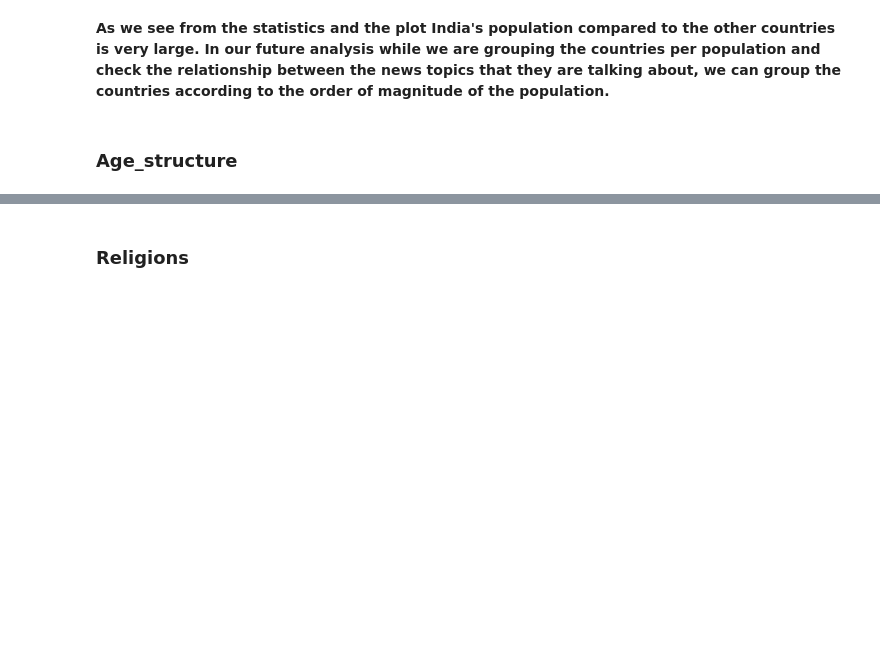
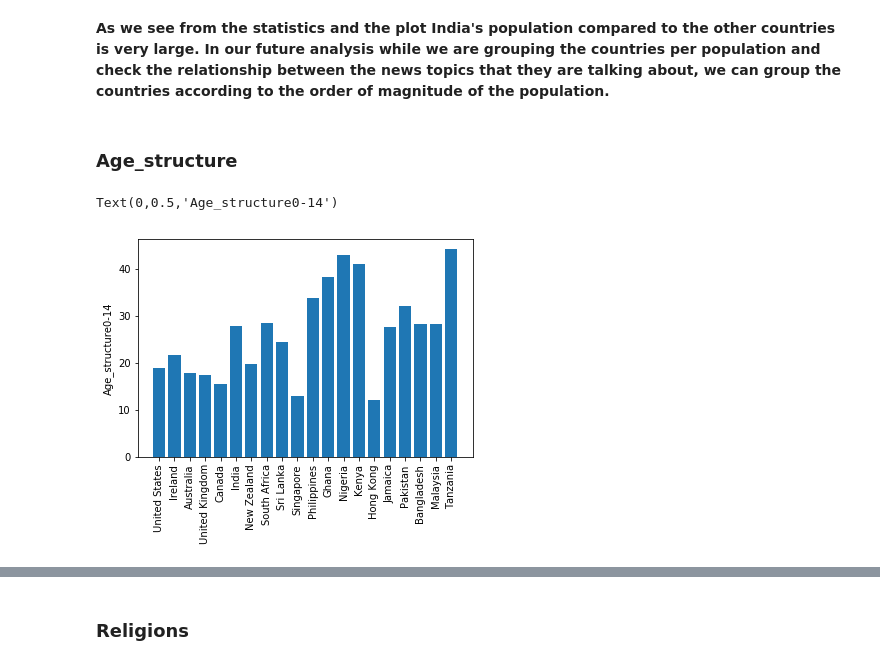
Before and after one commit to camligorkem/ADA_2018_Project, a Jupyter notebook: Notebooks/WorldFact.ipynb, the cells around one changed output, grey strips where cells are left out. Saved outputs shown, nothing was run; the diff lists cells and outputs as text; code cells hidden in the pictures; blank space fills up the shorter version.

```diff
--- a/Notebooks/WorldFact.ipynb
+++ b/Notebooks/WorldFact.ipynb
@@ -548,7 +548,11 @@ factBook = df([p['Government']['Country name']['conventional short form']['text'
         p['Geography'][{'Natural hazards'}][0]['text'],
         p['Geography'][{'Environment - current issues'}][0]['text'],
         x.join(str(p['People and Society'][{'Population'}][0]['text']).split(" ",1)[0].split(',',3)),
-        p['People and Society'][{'Age structure'}][0],
+        p['People and Society'][{'Age structure'}][0]['0-14 years']['text'].split('%')[0],
+        p['People and Society'][{'Age structure'}][0]['15-24 years']['text'].split('%')[0],
+        p['People and Society'][{'Age structure'}][0]['25-54 years']['text'].split('%')[0],
+        p['People and Society'][{'Age structure'}][0]['55-64 years']['text'].split('%')[0],
+        p['People and Society'][{'Age structure'}][0]['65 years and over']['text'].split('%')[0],
         p['People and Society'][{'Religions'}][0]['text'],
         p['People and Society'][{'Ethnic groups'}][0]['text'],
         p['People and Society'][{'Median age'}][0]['total']['text'].split(' ')[0],
@@ -575,7 +579,11 @@ factBook
 #re-assign proper column names
 factBook.columns=['Country','Coordinates','Natural_hazards','Environment_issues',
         'Population',
-        'Age_structure',
+        'Age_structure0-14',
+        'Age_structure15-24',
+        'Age_structure25-54',
+        'Age_structure55-64',
+        'Age_structureover65',
         'Religions',
         'Ethnic_groups',
         'Median_age',
@@ -668,3 +676,17 @@ Population=factBook[['Country','Population']]
 Population.to_csv('../Data/Population.csv',index=False)
 # %% [markdown]
 ### Age_structure
+# %%
+factBook['Age_structure0-14']=factBook['Age_structure0-14'].astype('float')
+factBook['Age_structure15-24']=factBook['Age_structure15-24'].astype('float')
+factBook['Age_structure25-54']=factBook['Age_structure25-54'].astype('float')
+factBook['Age_structure55-64']=factBook['Age_structure55-64'].astype('float')
+factBook['Age_structureover65']=factBook['Age_structureover65'].astype('float')
+# %%
+#Plot Age_structure0-14 for selected countries populations
+plt.bar(factBook['Country'],factBook['Age_structure0-14'])
+plt.xticks(rotation=90)
+plt.ylabel('Age_structure0-14')
+# %% [output]
+Text(0,0.5,'Age_structure0-14')
+[figure, added]
```
Also changed, not shown: parts of 7 cells of this notebook.
